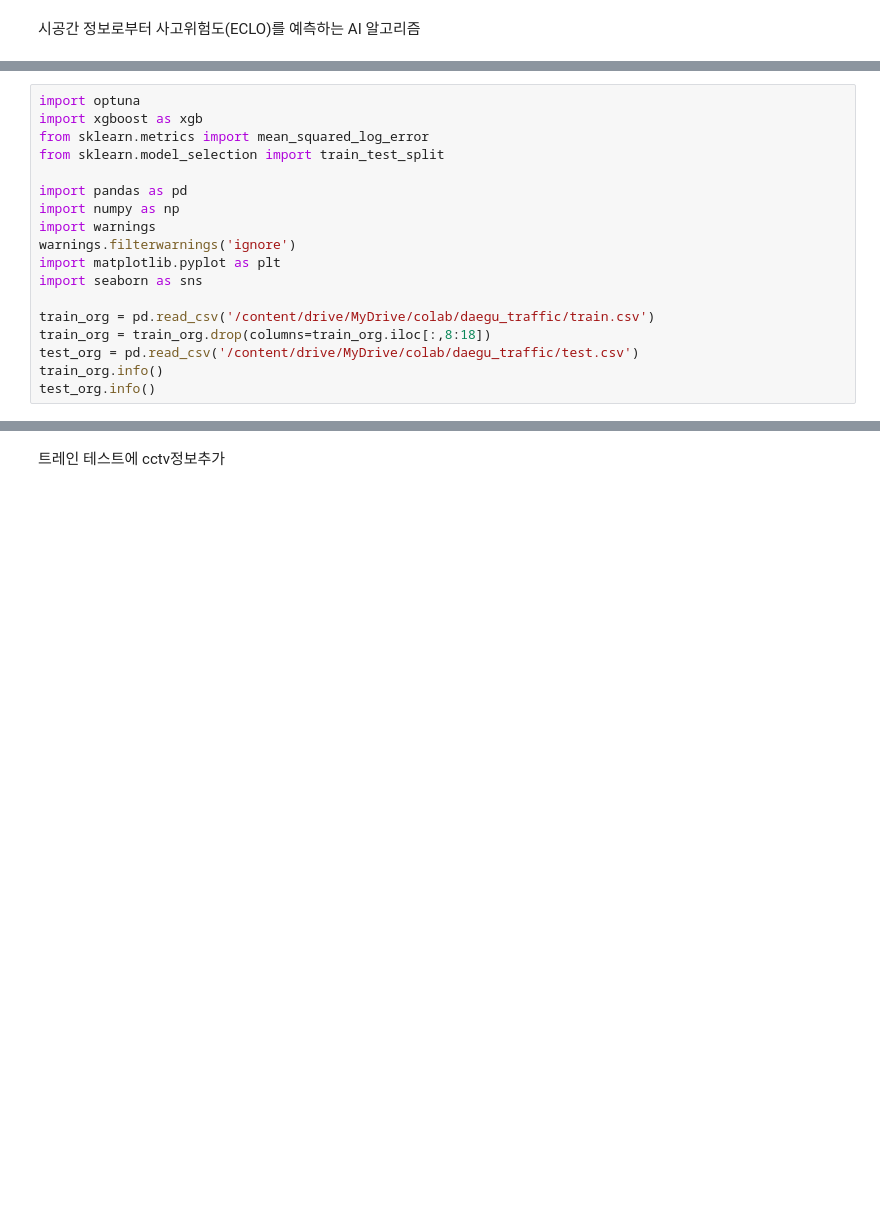
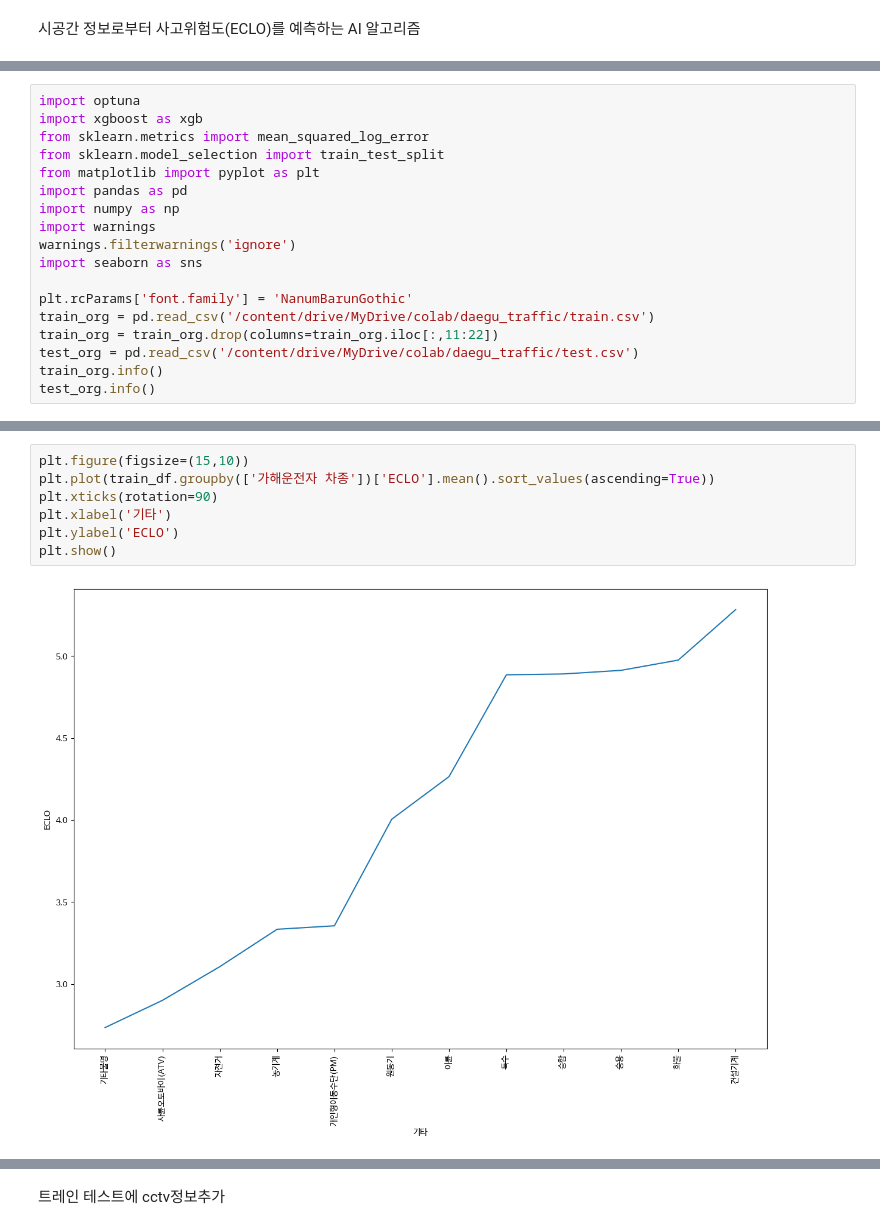
Before and after one commit to JinsolKN/daegu_traffic, a Jupyter notebook: xgboost.ipynb, the cells around one changed output, grey strips where cells are left out. Drawn from its saved outputs; the diff is of its cells as text; blank space fills up the shorter version.

```diff
--- a/xgboost.ipynb
+++ b/xgboost.ipynb
@@ -26,16 +28,16 @@ import optuna
 import xgboost as xgb
 from sklearn.metrics import mean_squared_log_error
 from sklearn.model_selection import train_test_split
-
+from matplotlib import pyplot as plt
 import pandas as pd
 import numpy as np
 import warnings
 warnings.filterwarnings('ignore')
-import matplotlib.pyplot as plt
 import seaborn as sns
 
+plt.rcParams['font.family'] = 'NanumBarunGothic'
 train_org = pd.read_csv('/content/drive/MyDrive/colab/daegu_traffic/train.csv')
-train_org = train_org.drop(columns=train_org.iloc[:,8:18])
+train_org = train_org.drop(columns=train_org.iloc[:,11:22])
 test_org = pd.read_csv('/content/drive/MyDrive/colab/daegu_traffic/test.csv')
 train_org.info()
 test_org.info()
@@ -107,0 +128,9 @@ display(f"columns of test_df : {test_df.columns}")
+# %%
+plt.figure(figsize=(15,10))
+plt.plot(train_df.groupby(['가해운전자 차종'])['ECLO'].mean().sort_values(ascending=True))
+plt.xticks(rotation=90)
+plt.xlabel('기타')
+plt.ylabel('ECLO')
+plt.show()
+# %% [output]
+[figure, added]
```
Also changed, not shown: parts of 30 cells of this notebook.
